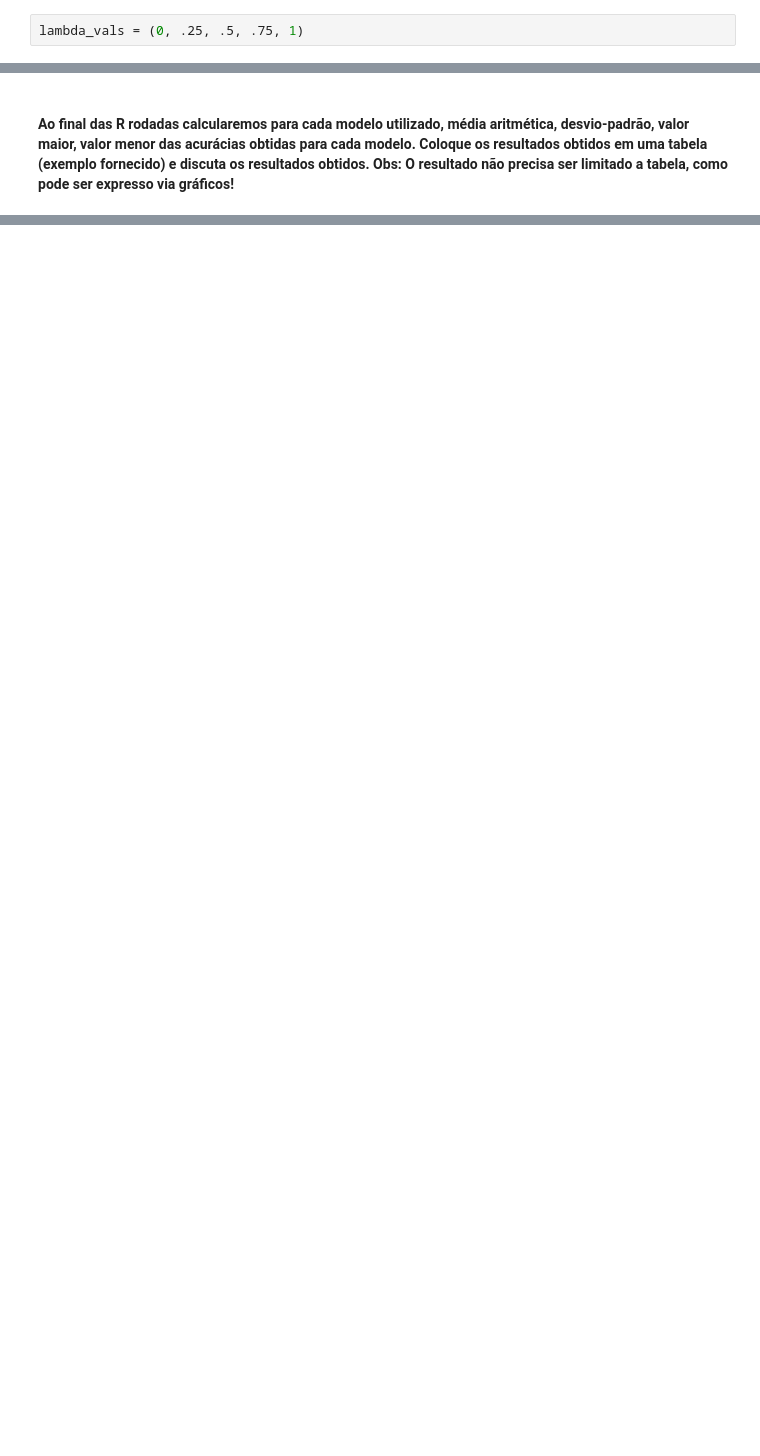
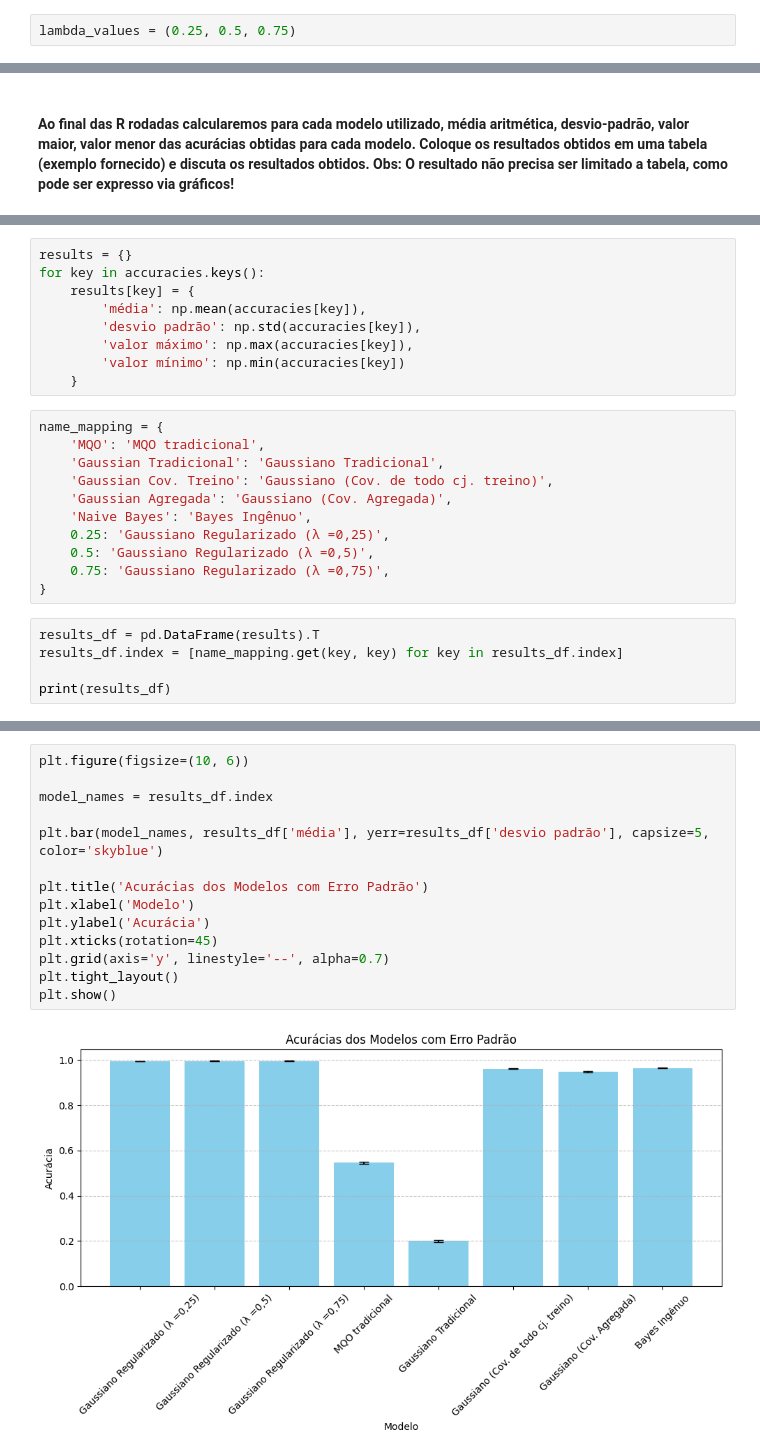
Before and after one commit to isaacgfarias/EmotionsWithEMG, a Jupyter notebook: emotion_classifier.ipynb, the cells around one changed output, grey strips where cells are left out. Drawn from its saved outputs; the diff is of its cells as text; blank space fills up the shorter version.

```diff
--- a/emotion_classifier.ipynb
+++ b/emotion_classifier.ipynb
@@ -172,6 +168,6 @@ plt.show()
 # %% [markdown]
 #### 4. Para o classificador gaussiano regularizado, há a dependência da definição de seu hiperparâmetro λ. Assim, sua equipe deve testar o presente modelo para os seguintes valores de lambda:
 # %%
-lambda_vals = (0, .25, .5, .75, 1)
+lambda_values = (0.25, 0.5, 0.75)
 # %% [markdown]
 #### 5. Para validação dos modelos de classificação, utilizaremos as simulações por Monte Carlo. Essa etapa, terá um total de rodadas igual a R = 500. Em cada rodada, realizaremos o particionamento em 80% dos dados para treinamento e 20% para teste. A medida de desempenho de cada um dos 5 modelos diferentes deve ser a acurácia (taxa de acerto), e cada medida obtida deve ser armazenada em uma lista.
@@ -193,0 +233,25 @@ lambda_vals = (0, .25, .5, .75, 1)
+# %%
+results = {}
+for key in accuracies.keys():
+    results[key] = {
+        'média': np.mean(accuracies[key]),
+        'desvio padrão': np.std(accuracies[key]),
+        'valor máximo': np.max(accuracies[key]),
+        'valor mínimo': np.min(accuracies[key])
+    }
+# %%
+name_mapping = {
+    'MQO': 'MQO tradicional',
+    'Gaussian Tradicional': 'Gaussiano Tradicional',
+    'Gaussian Cov. Treino': 'Gaussiano (Cov. de todo cj. treino)',
+    'Gaussian Agregada': 'Gaussiano (Cov. Agregada)',
+    'Naive Bayes': 'Bayes Ingênuo',
+    0.25: 'Gaussiano Regularizado (λ =0,25)',
+    0.5: 'Gaussiano Regularizado (λ =0,5)',
+    0.75: 'Gaussiano Regularizado (λ =0,75)',
+}
+# %%
+results_df = pd.DataFrame(results).T
+results_df.index = [name_mapping.get(key, key) for key in results_df.index]
+
+print(results_df)
@@ -193,0 +278,16 @@ lambda_vals = (0, .25, .5, .75, 1)
+# %%
+plt.figure(figsize=(10, 6))
+
+model_names = results_df.index
+
+plt.bar(model_names, results_df['média'], yerr=results_df['desvio padrão'], capsize=5, color='skyblue')
+
+plt.title('Acurácias dos Modelos com Erro Padrão')
+plt.xlabel('Modelo')
+plt.ylabel('Acurácia')
+plt.xticks(rotation=45)
+plt.grid(axis='y', linestyle='--', alpha=0.7)
+plt.tight_layout()
+plt.show()
+# %% [output]
+[figure, added]
```
Also changed, not shown: parts of 30 cells of this notebook.
